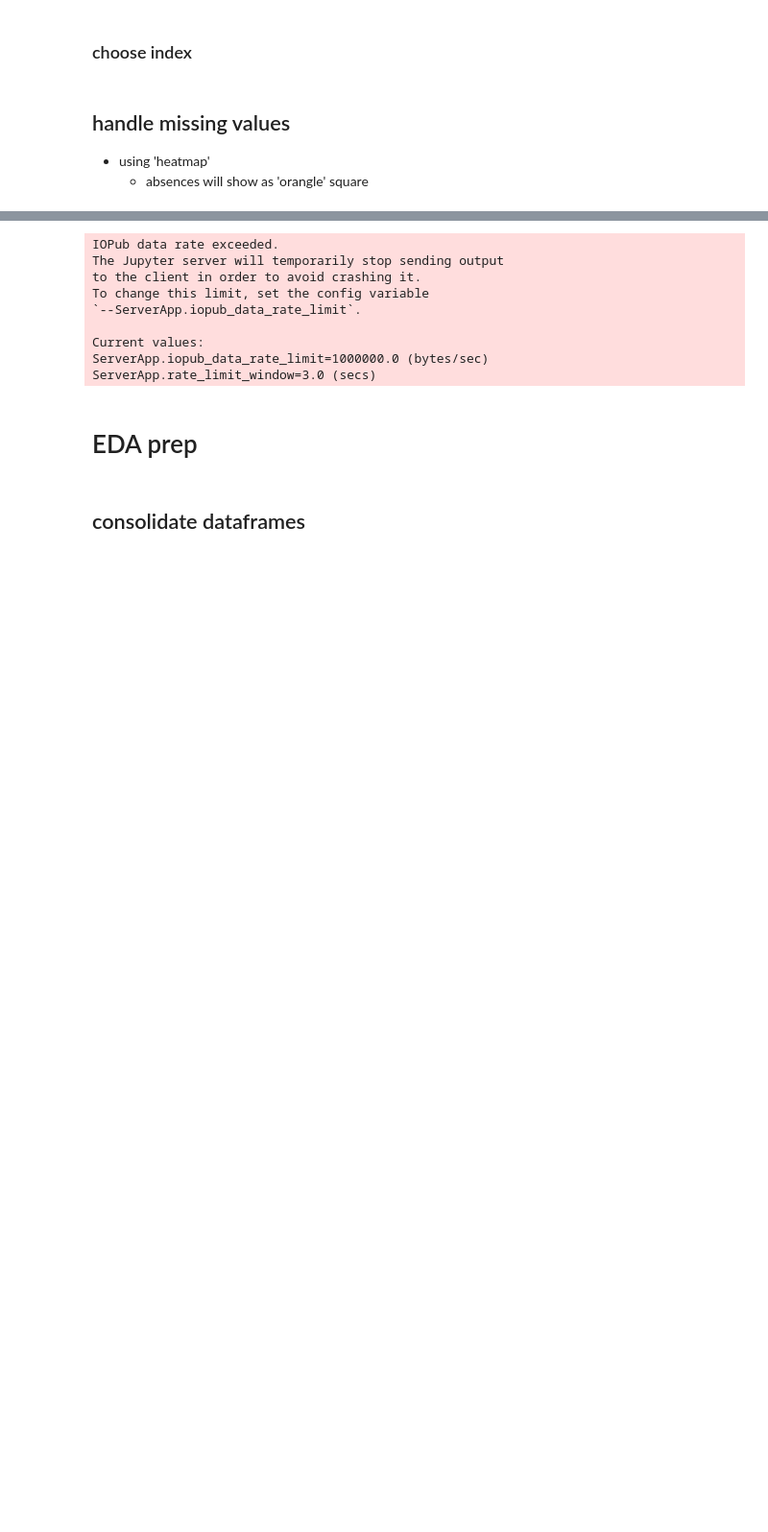
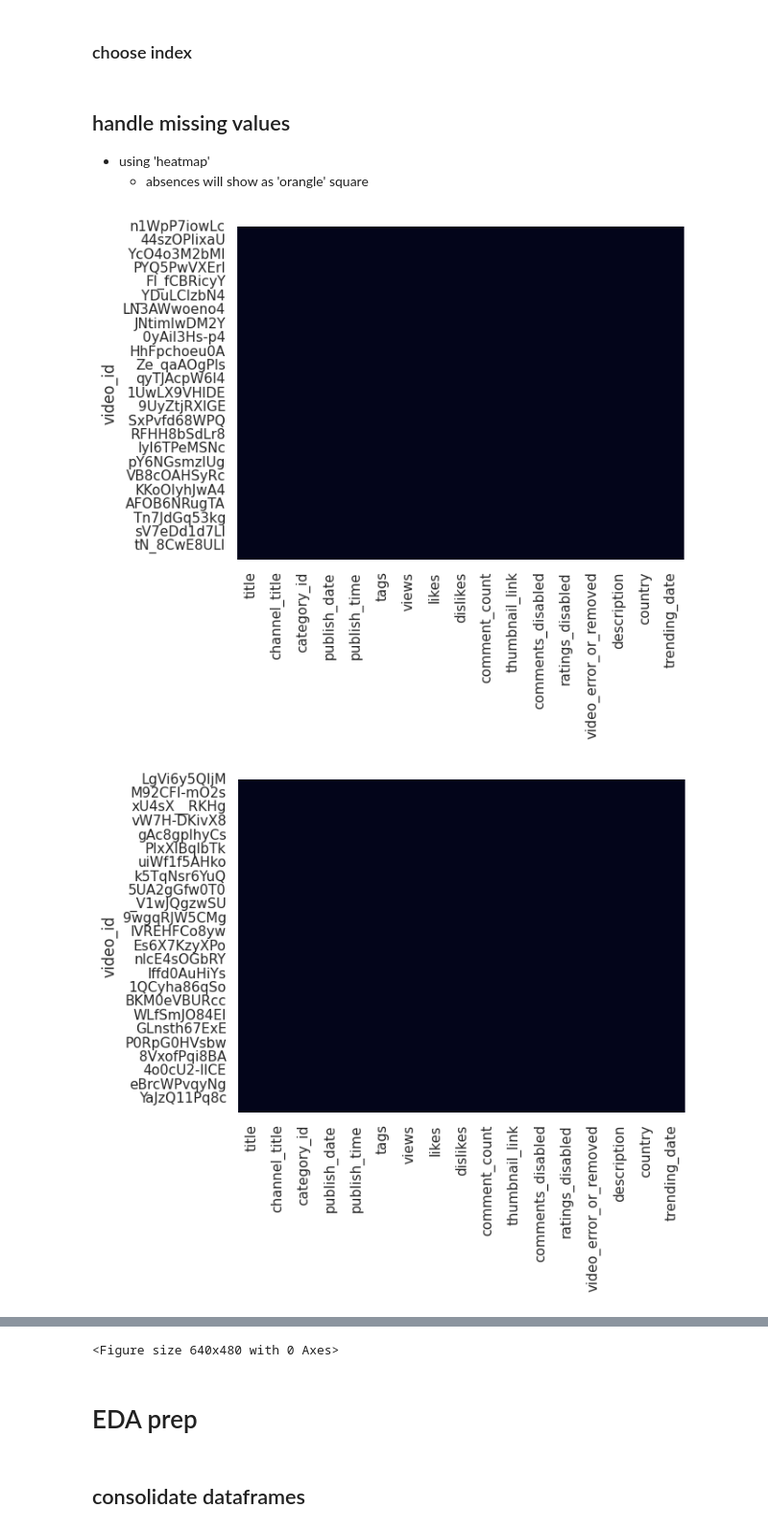
Before and after one commit to heidless-stillwater/data-cleaning, a Jupyter notebook: notebooks/clean-0.ipynb, the cells around one changed output, grey strips where cells are left out. Shown at 96% size. Drawn from its saved outputs; the diff is of its cells as text; code cells hidden in the pictures; blank space fills up the shorter version.

```diff
--- a/notebooks/clean-0.ipynb
+++ b/notebooks/clean-0.ipynb
@@ -202,7 +202,10 @@ for df in all_dataframes:
     - absences will show as 'orangle' square
 # %%
 for df in all_dataframes:
-    print(f'test: {df}')
     sns.heatmap(df.isnull(), cbar=False)
+    ax.set_title('lalala')
+
     plt.figure()
 # %% [output]
+[figure, added]
+[figure, added]
@@ -209,12 +220,4 @@ for df in all_dataframes:
-IOPub data rate exceeded.
-The Jupyter server will temporarily stop sending output
-to the client in order to avoid crashing it.
-To change this limit, set the config variable
-`--ServerApp.iopub_data_rate_limit`.
-
-Current values:
-ServerApp.iopub_data_rate_limit=1000000.0 (bytes/sec)
-ServerApp.rate_limit_window=3.0 (secs)
+<Figure size 640x480 with 0 Axes>
 # %% [markdown]
 # EDA prep
 # %% [markdown]
```
Also changed, not shown: parts of 1 cell of this notebook.
